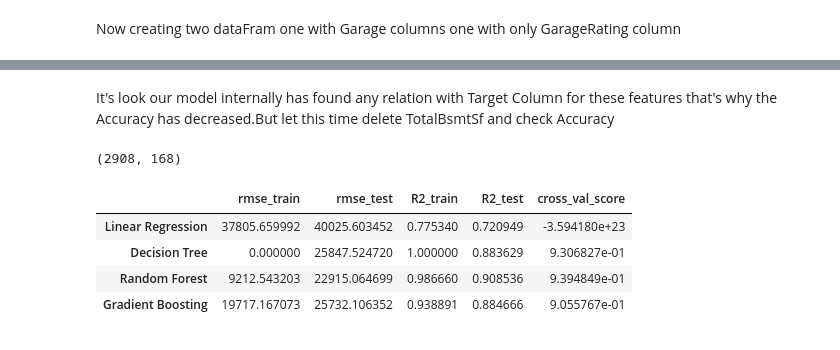
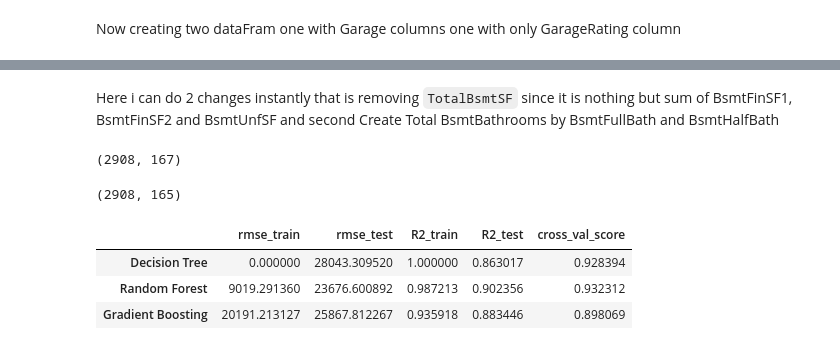
Before and after one commit to rahmankhan2241/House-Price-Prediction-Kaggle-Competition, a Jupyter notebook: Final_Model.ipynb, the cells around one changed output, grey strips where cells are left out. Saved outputs shown, nothing was run; the diff lists cells and outputs as text; code cells hidden in the pictures.

Commit message:
Working on Final Model

```diff
--- a/Final_Model.ipynb
+++ b/Final_Model.ipynb
@@ -448,0 +469,3 @@ df.shape
+# %%
+## changing value to 0 on index 2121
+df.loc[2121, 'GarageCars'] = 0
@@ -448,0 +476,9 @@ df.shape
+# %%
+df['GarageScore'] = (
+    df['GarageCars'] * 15 +  # Give more weight to capacity
+    df['GarageQual'] + # Quality might be more important
+    df['GarageCond']  +
+    df['GarageRating'] * 12 # Give some importance to rating
+)
+
+df.GarageScore.corr(df.SalePrice)
@@ -448,0 +498,3 @@ df.shape
+# %%
+df.drop(['GarageCars', 'GarageQual', 'GarageCond', 'GarageRating'], axis = 1, inplace = True)
+df.shape
@@ -517,12 +521,17 @@ evaluate_models(test_df, models)
-# %% [markdown]
-It's look our model internally has found any relation with Target Column for these features that's why the Accuracy has decreased.But let this time delete TotalBsmtSf and check Accuracy
+# %% [markdown]
+Here i can do 2 changes instantly that is removing <code>TotalBsmtSF</code> since it is nothing but sum of BsmtFinSF1, BsmtFinSF2 and BsmtUnfSF and second Create Total BsmtBathrooms by BsmtFullBath and BsmtHalfBath
+# %%
+df.drop('TotalBsmtSF', axis = 1, inplace = True)
+df.shape
+# %% [output]
+(2908, 167)
 # %%
-test_df = df.drop('TotalBsmtSF', axis = 1)
+df['BsmtBathrooms'] = df['BsmtFullBath'] + 0.5 * df['BsmtHalfBath']
+test_df = df.drop(['BsmtHalfBath', 'BsmtFullBath'], axis = 1)
 evaluate_models(test_df, models)
 # %% [output]
-(2908, 168)
+(2908, 165)
 |  | rmse_train | rmse_test | R2_train | R2_test | cross_val_score |
-| Linear Regression | 37805.659992 | 40025.603452 | 0.775340 | 0.720949 | -3.594180e+23 |
-| Decision Tree | 0.000000 | 25847.524720 | 1.000000 | 0.883629 | 9.306827e-01 |
-| Random Forest | 9212.543203 | 22915.064699 | 0.986660 | 0.908536 | 9.394849e-01 |
-| Gradient Boosting | 19717.167073 | 25732.106352 | 0.938891 | 0.884666 | 9.055767e-01 |
+| Decision Tree | 0.000000 | 28043.309520 | 1.000000 | 0.863017 | 0.928394 |
+| Random Forest | 9019.291360 | 23676.600892 | 0.987213 | 0.902356 | 0.932312 |
+| Gradient Boosting | 20191.213127 | 25867.812267 | 0.935918 | 0.883446 | 0.898069 |
```
Also changed, not shown: parts of 56 cells of this notebook.
